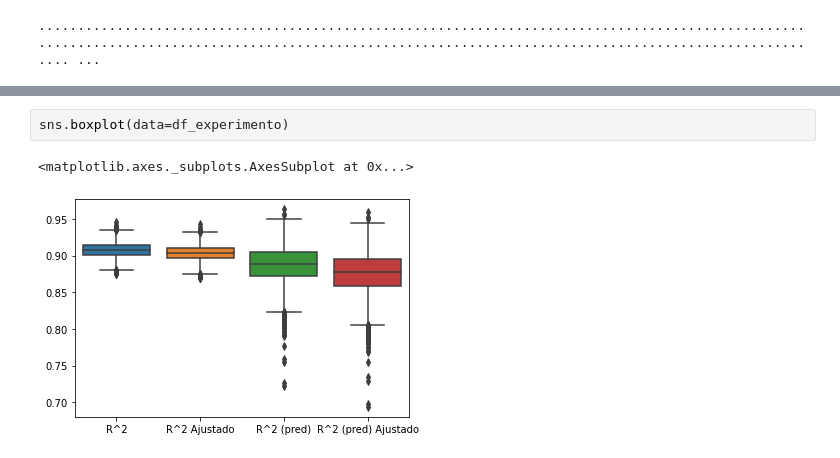
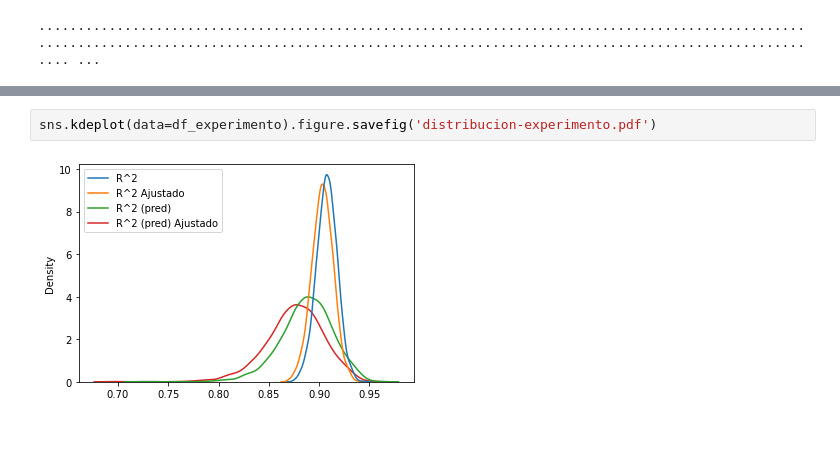
Before and after one commit to iglosiggio/metnum-tp3, a Jupyter notebook: notebooks/analisis_exploratorio_de_datos.ipynb, the cells around one changed output, grey strips where cells are left out. Drawn from its saved outputs; the diff is of its cells as text.

```diff
--- a/notebooks/analisis_exploratorio_de_datos.ipynb
+++ b/notebooks/analisis_exploratorio_de_datos.ipynb
@@ -890,5 +919,4 @@ df_experimento = evaluacion()
 # %%
-sns.boxplot(data=df_experimento)
+sns.kdeplot(data=df_experimento).figure.savefig('distribucion-experimento.pdf')
 # %% [output]
-<matplotlib.axes._subplots.AxesSubplot at 0x...>
-[figure, old version]
+[figure, new version]
```
Also changed, not shown: parts of 6 cells of this notebook, 1 other file.
